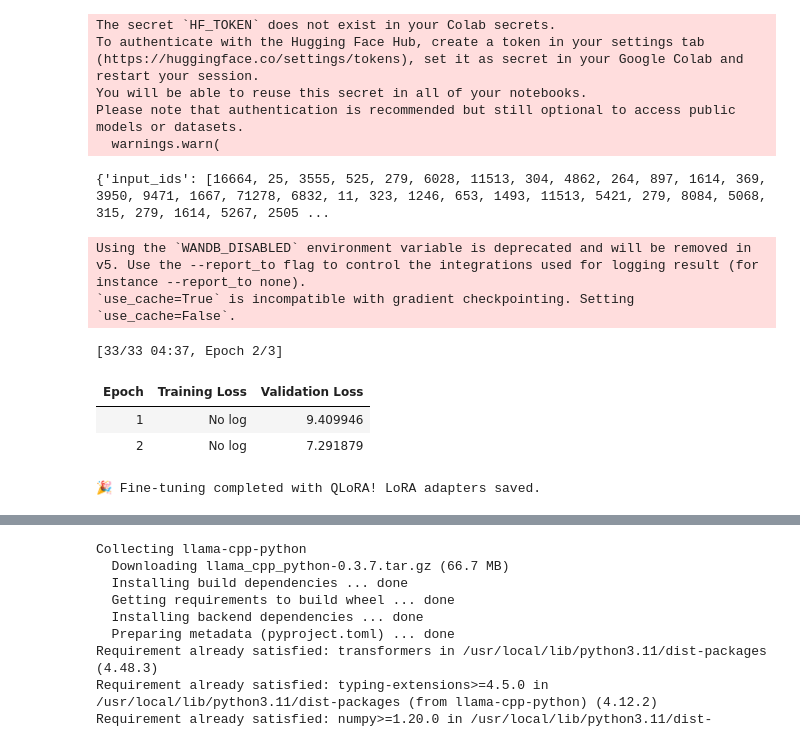
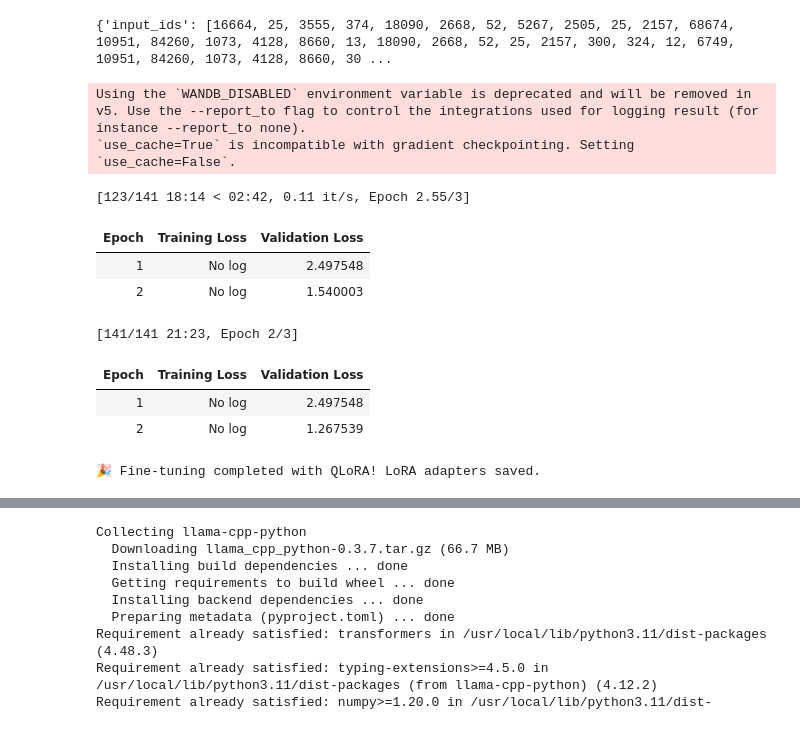
Before and after one commit to Sahan-Daksh/Intellihack_44Below_Task3, a Jupyter notebook: FineTuned.ipynb, the cells around one changed output, grey strips where cells are left out. Drawn from its saved outputs; the diff is of its cells as text; code cells hidden in the pictures.

```diff
--- a/FineTuned.ipynb
+++ b/FineTuned.ipynb
@@ -32,7 +30,7 @@ from datasets import load_dataset
 from transformers import AutoTokenizer
 
 # ✅ Step 1: Load Dataset
-data_path = "2501.12948v1_qa_pairs-2.json"  # Update with your dataset path
+data_path = "2501.12948v1_qa_pairs.json"  # Update with your dataset path
 dataset = load_dataset("json", data_files=data_path)
 
 # ✅ Step 2: Split Dataset into Train & Test
@@ -83,12 +81,7 @@ test_dataset = dataset["test"].map(
 # ✅ Step 6: Print Example to Verify
 print(train_dataset[0])  # Check structure
 # %% [output]
-The secret `HF_TOKEN` does not exist in your Colab secrets.
-To authenticate with the Hugging Face Hub, create a token in your settings tab (https://huggingface.co/settings/tokens), set it as secret in your Google Colab and restart your session.
-You will be able to reuse this secret in all of your notebooks.
-Please note that authentication is recommended but still optional to access public models or datasets.
-  warnings.warn(
+{'input_ids': [16664, 25, 3555, 374, 18090, 2668, 52, 5267, 2505, 25, 2157, 68674, 10951, 84260, 1073, 4128, 8660, 13, 18090, 2668, 52, 25, 2157, 300, 324, 12, 6749, 10951, 84260, 1073, 4128, 8660, 30 ...
-{'input_ids': [16664, 25, 3555, 525, 279, 6028, 11513, 304, 4862, 264, 897, 1614, 369, 3950, 9471, 1667, 71278, 6832, 11, 323, 1246, 653, 1493, 11513, 5421, 279, 8084, 5068, 315, 279, 1614, 5267, 2505 ...
 # %%
 import torch
 from transformers import AutoModelForCausalLM, TrainingArguments, Trainer, BitsAndBytesConfig
@@ -136,39 +129,43 @@ training_args = TrainingArguments(
     gradient_accumulation_steps=8,  # Simulate larger batch size
     logging_dir="./logs",
     fp16=True,
     num_train_epochs=3,
     save_total_limit=1,
     optim="adamw_bnb_8bit",
     remove_unused_columns=False,  # Prevent Trainer from removing dataset columns
 )
 
 # ✅ Create Trainer
 trainer = Trainer(
     model=model,
     args=training_args,
     train_dataset=train_dataset,
     eval_dataset=test_dataset,
 )
 
 # ✅ Free GPU Memory Before Training
 torch.cuda.empty_cache()
 
 # ✅ Start Training
 trainer.train()
 
 # ✅ Save LoRA Adapters
-model.save_pretrained("./fine_tuned_qwen_lora")
-tokenizer.save_pretrained("./fine_tuned_qwen_lora")
+model.save_pretrained("/content/drive/MyDrive/ML_Stuff/Qwen/fine_tuned_qwen_lora")
+tokenizer.save_pretrained("/content/drive/MyDrive/ML_Stuff/Qwen/fine_tuned_qwen_lora")
 
 print("🎉 Fine-tuning completed with QLoRA! LoRA adapters saved.")
 # %% [output]
 Using the `WANDB_DISABLED` environment variable is deprecated and will be removed in v5. Use the --report_to flag to control the integrations used for logging result (for instance --report_to none).
 `use_cache=True` is incompatible with gradient checkpointing. Setting `use_cache=False`.
-[33/33 04:37, Epoch 2/3]
+[123/141 18:14 < 02:42, 0.11 it/s, Epoch 2.55/3]
 | Epoch | Training Loss | Validation Loss |
-| 1 | No log | 9.409946 |
-| 2 | No log | 7.291879 |
+| 1 | No log | 2.497548 |
+| 2 | No log | 1.540003 |
-🎉 Fine-tuning completed with QLoRA! LoRA adapters saved.
+[141/141 21:23, Epoch 2/3]
+| Epoch | Training Loss | Validation Loss |
+| 1 | No log | 2.497548 |
+| 2 | No log | 1.267539 |
+🎉 Fine-tuning completed with QLoRA! LoRA adapters saved.
 # %%
 from transformers import AutoModelForCausalLM
 from peft import PeftModel
```
Also changed, not shown: parts of 10 cells of this notebook.
